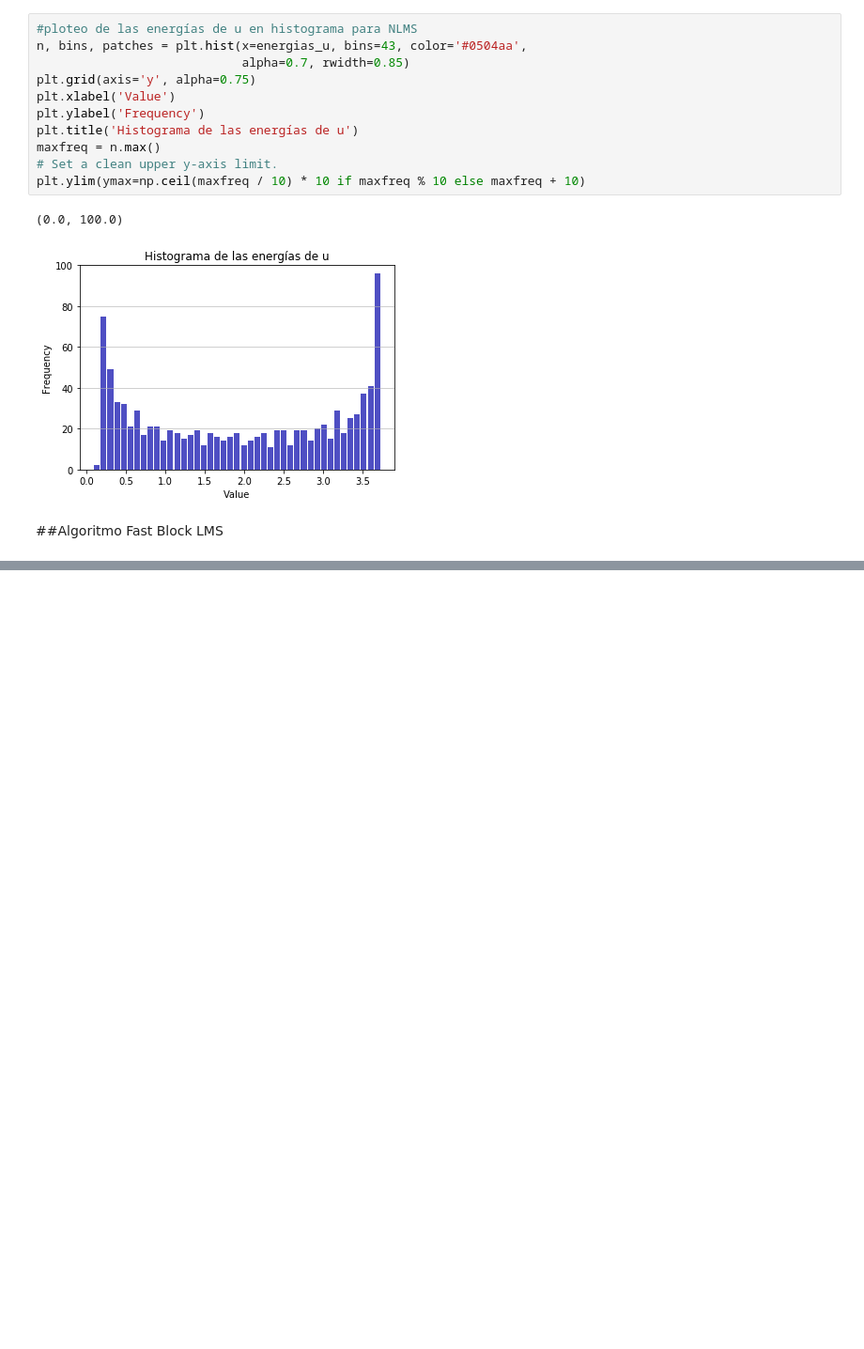
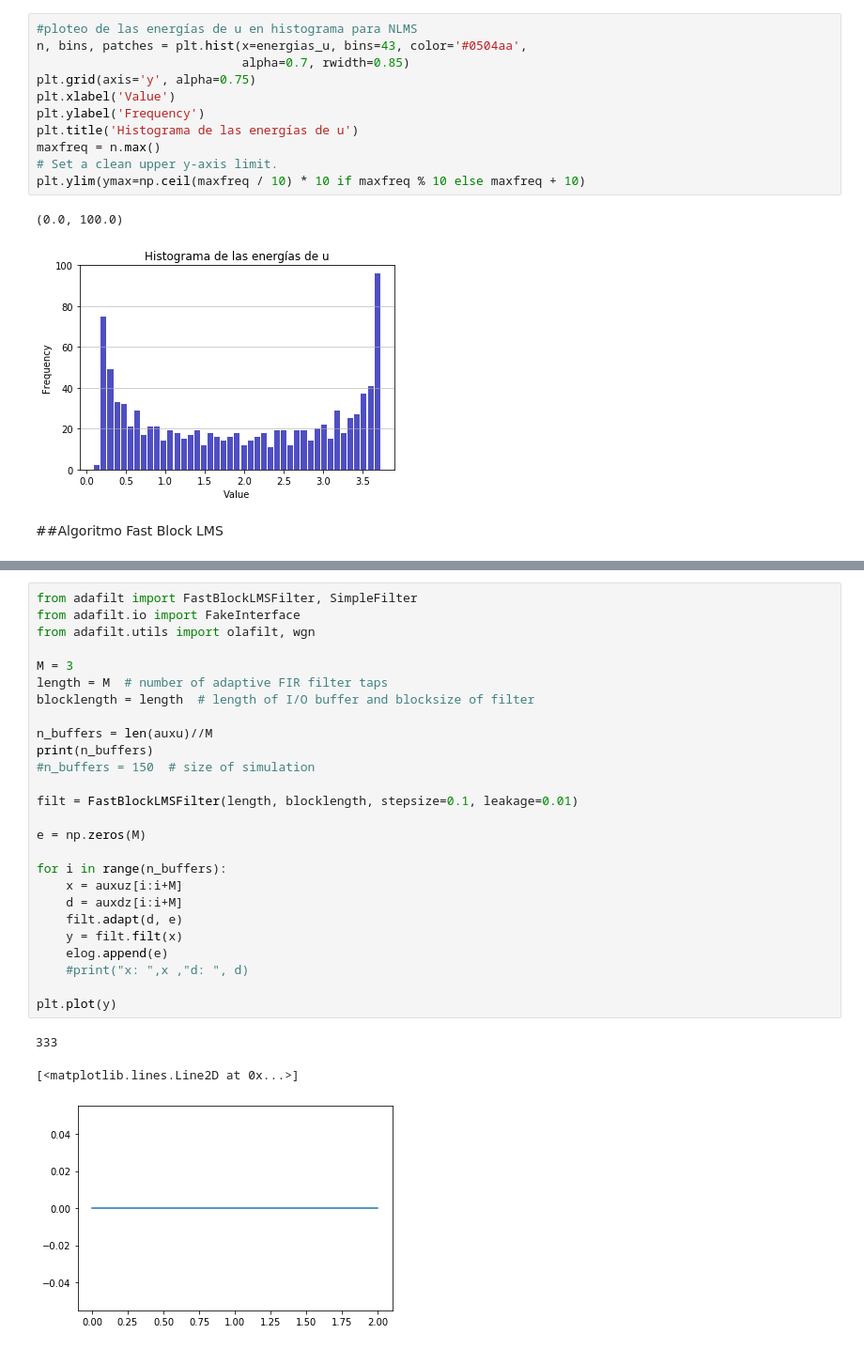
Before and after one commit to jmestanza/Echo_cancellation, a Jupyter notebook: FastBlockLMS_and_NMLS.ipynb, the cells around one changed output, grey strips where cells are left out. Shown at 94% size. Saved outputs shown, nothing was run; the diff lists cells and outputs as text; blank space fills up the shorter version.

```diff
--- a/FastBlockLMS_and_NMLS.ipynb
+++ b/FastBlockLMS_and_NMLS.ipynb
@@ -301,0 +393,30 @@ plt.plot(y_list)
+# %%
+from adafilt import FastBlockLMSFilter, SimpleFilter
+from adafilt.io import FakeInterface
+from adafilt.utils import olafilt, wgn
+
+M = 3
+length = M  # number of adaptive FIR filter taps
+blocklength = length  # length of I/O buffer and blocksize of filter
+
+n_buffers = len(auxu)//M
+print(n_buffers)
+#n_buffers = 150  # size of simulation
+
+filt = FastBlockLMSFilter(length, blocklength, stepsize=0.1, leakage=0.01)
+
+e = np.zeros(M)
+
+for i in range(n_buffers):
+    x = auxuz[i:i+M]
+    d = auxdz[i:i+M]
+    filt.adapt(d, e)
+    y = filt.filt(x)
+    elog.append(e)
+    #print("x: ",x ,"d: ", d)
+
+plt.plot(y)
+# %% [output]
+333
+[<matplotlib.lines.Line2D at 0x...>]
+[figure, added]
```
Also changed, not shown: parts of 6 cells of this notebook.
